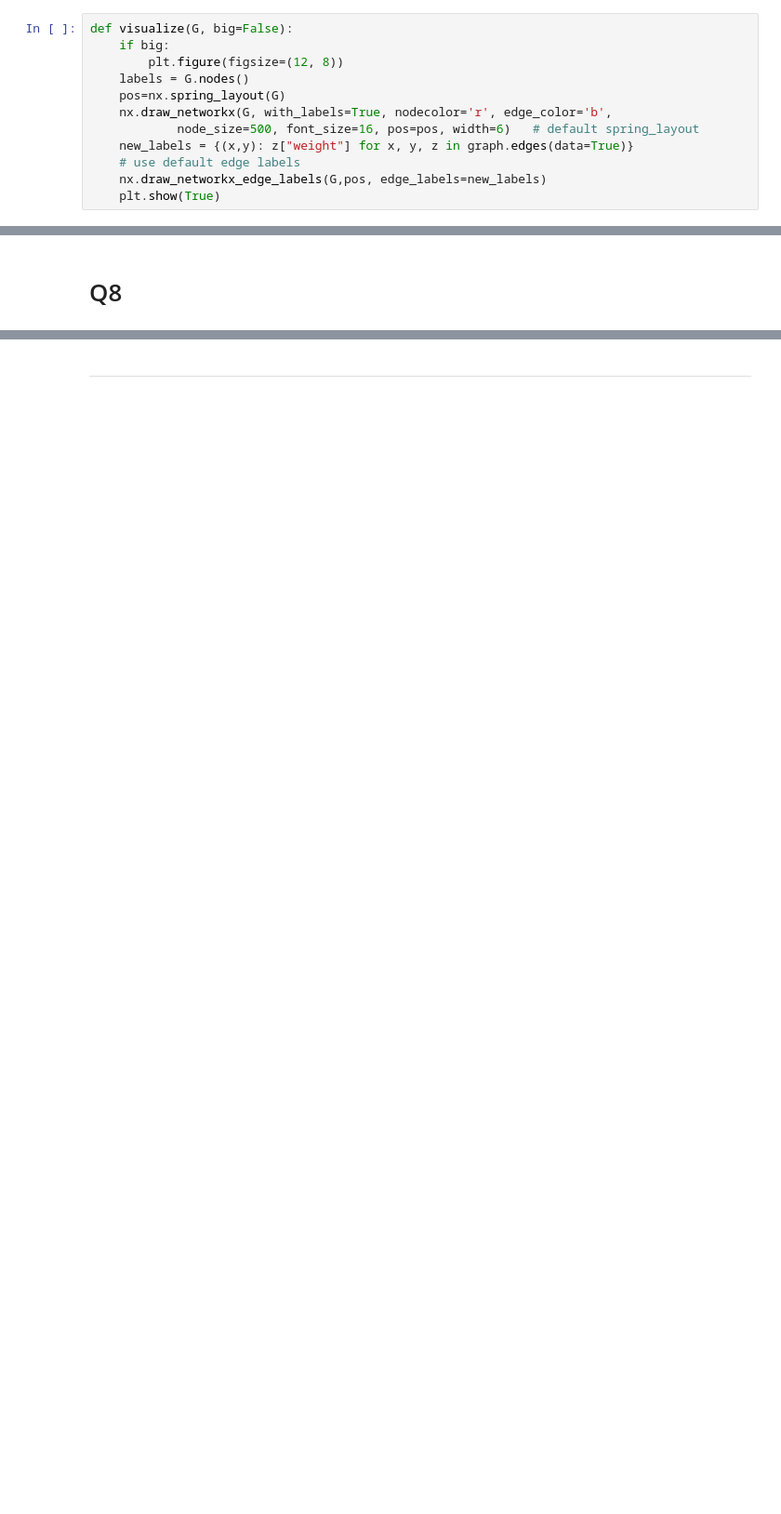
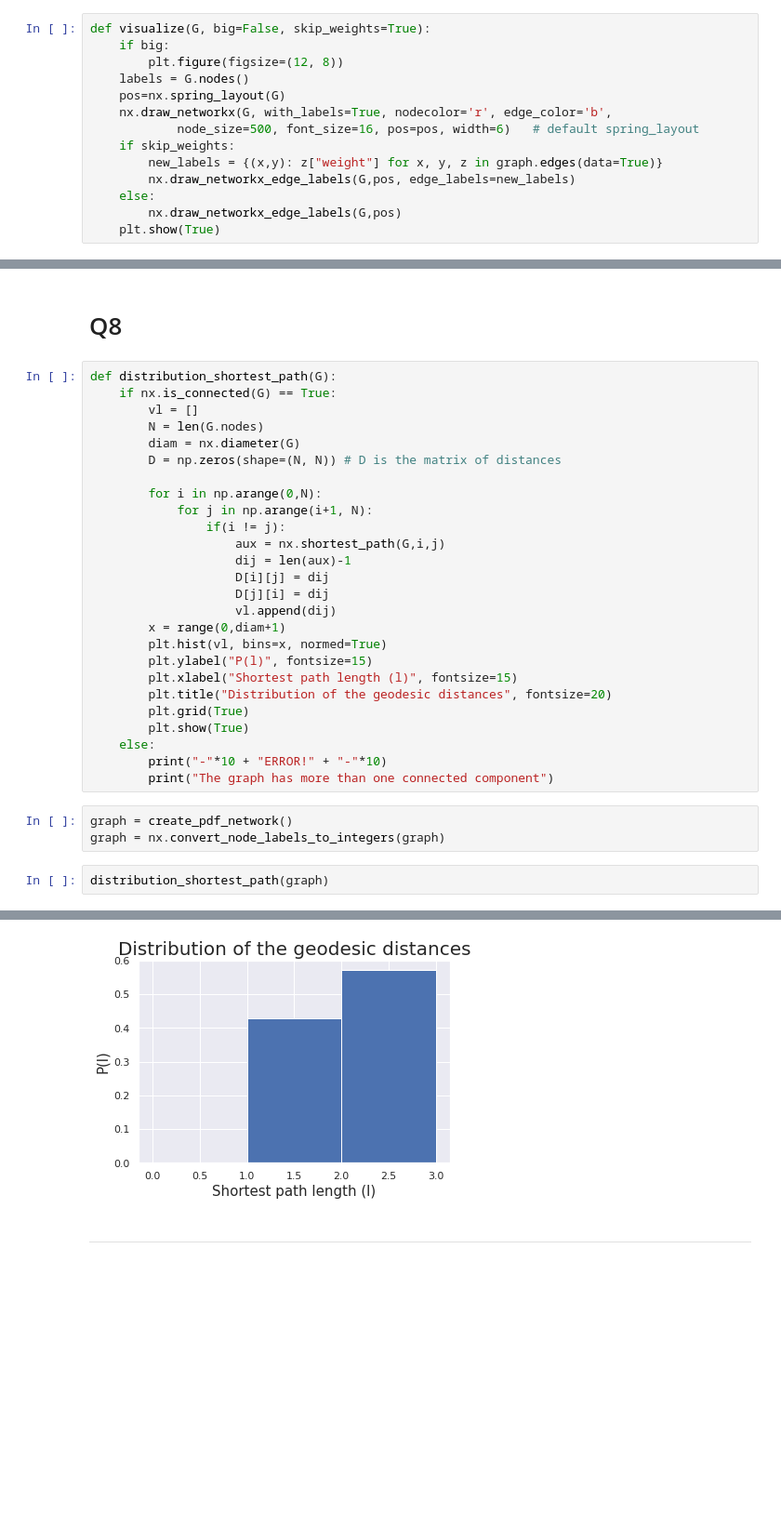
Before and after one commit to gmelodie/Complex-Networks, a Jupyter notebook: lista1/lista1.ipynb, the cells around one changed output, grey strips where cells are left out. Shown: that part at 93% size. Saved outputs shown, nothing was run; the diff lists cells and outputs as text; blank space fills up the shorter version.

```diff
--- a/lista1/lista1.ipynb
+++ b/lista1/lista1.ipynb
@@ -39,14 +43,16 @@ def create_pdf_network():
 # %%
-def visualize(G, big=False):
+def visualize(G, big=False, skip_weights=True):
     if big:
         plt.figure(figsize=(12, 8))
     labels = G.nodes()
     pos=nx.spring_layout(G)
     nx.draw_networkx(G, with_labels=True, nodecolor='r', edge_color='b',
             node_size=500, font_size=16, pos=pos, width=6)   # default spring_layout
-    new_labels = {(x,y): z["weight"] for x, y, z in graph.edges(data=True)}
-    # use default edge labels
-    nx.draw_networkx_edge_labels(G,pos, edge_labels=new_labels)
+    if skip_weights:
+        new_labels = {(x,y): z["weight"] for x, y, z in graph.edges(data=True)}
+        nx.draw_networkx_edge_labels(G,pos, edge_labels=new_labels)
+    else:
+        nx.draw_networkx_edge_labels(G,pos)
     plt.show(True)
 # %% [markdown]
 
@@ -483,3 +531,35 @@ def
 <br>
 # %% [markdown]
 # Q8
+# %%
+def distribution_shortest_path(G):
+    if nx.is_connected(G) == True:
+        vl = []
+        N = len(G.nodes)
+        diam = nx.diameter(G)
+        D = np.zeros(shape=(N, N)) # D is the matrix of distances
+
+        for i in np.arange(0,N):
+            for j in np.arange(i+1, N):
+                if(i != j):
+                    aux = nx.shortest_path(G,i,j)
+                    dij = len(aux)-1
+                    D[i][j] = dij
+                    D[j][i] = dij
+                    vl.append(dij)
+        x = range(0,diam+1)
+        plt.hist(vl, bins=x, normed=True)
+        plt.ylabel("P(l)", fontsize=15)
+        plt.xlabel("Shortest path length (l)", fontsize=15)
+        plt.title("Distribution of the geodesic distances", fontsize=20)
+        plt.grid(True)
+        plt.show(True)
+    else:
+        print("-"*10 + "ERROR!" + "-"*10)
+        print("The graph has more than one connected component")
+# %%
+graph = create_pdf_network()
+graph = nx.convert_node_labels_to_integers(graph)
+# %%
+distribution_shortest_path(graph)
+# %% [output]
@@ -486,3 +568,4 @@ def
+[figure, added]
 # %% [markdown]
 
 
```
Also changed, not shown: parts of 15 cells of this notebook.
